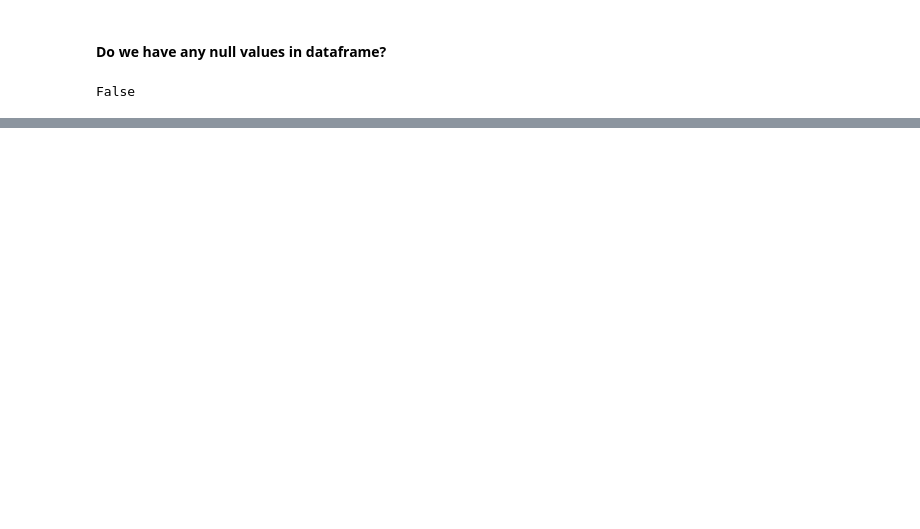
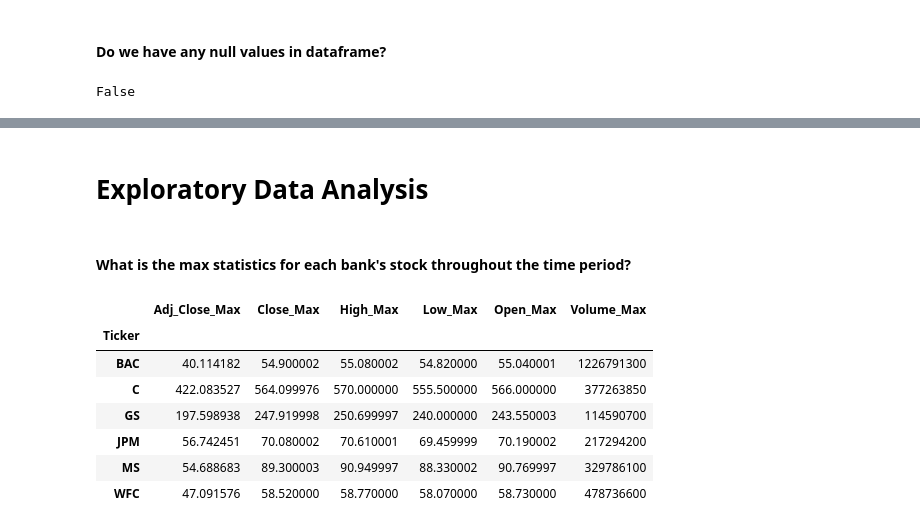
Before and after one commit to MeetPatel89/stocks_analysis, a Jupyter notebook: notebook.ipynb, the cells around one changed output, grey strips where cells are left out. Drawn from its saved outputs; the diff is of its cells as text; code cells hidden in the pictures; blank space fills up the shorter version.

Commit message:
get max statistics for bank stocks

```diff
--- a/notebook.ipynb
+++ b/notebook.ipynb
@@ -235,3 +235,18 @@ df.reset_index()
 cols = ["Date", "Ticker", "Adj_Close", "Close_Price", "High_Price", "Low_Price", "Open_Price", "Volume"]
 insert_data = df.reset_index().values.tolist()
 insert_records(conn_odbc(), read_contents(rf"{ROOT_DIR}/sql/bank_stocks_insert.sql"), insert_data)
+# %% [markdown]
+# Exploratory Data Analysis
+# %% [markdown]
+#### What is the max statistics for each bank's stock throughout the time period?
+# %%
+df.groupby("Ticker").agg(Adj_Close_Max=("Adj Close", "max"), Close_Max=("Close", "max"), High_Max=("High", "max"), Low_Max=("Low", "max"), Open_Max=("Open", "max"), Volume_Max=("Volume", "max"))
+# %% [output]
+|  | Adj_Close_Max | Close_Max | High_Max | Low_Max | Open_Max | Volume_Max |
+| Ticker |  |  |  |  |  |  |
+| BAC | 40.114182 | 54.900002 | 55.080002 | 54.820000 | 55.040001 | 1226791300 |
+| C | 422.083527 | 564.099976 | 570.000000 | 555.500000 | 566.000000 | 377263850 |
+| GS | 197.598938 | 247.919998 | 250.699997 | 240.000000 | 243.550003 | 114590700 |
+| JPM | 56.742451 | 70.080002 | 70.610001 | 69.459999 | 70.190002 | 217294200 |
+| MS | 54.688683 | 89.300003 | 90.949997 | 88.330002 | 90.769997 | 329786100 |
+| WFC | 47.091576 | 58.520000 | 58.770000 | 58.070000 | 58.730000 | 478736600 |
```
Also changed, not shown: parts of 9 cells of this notebook.
